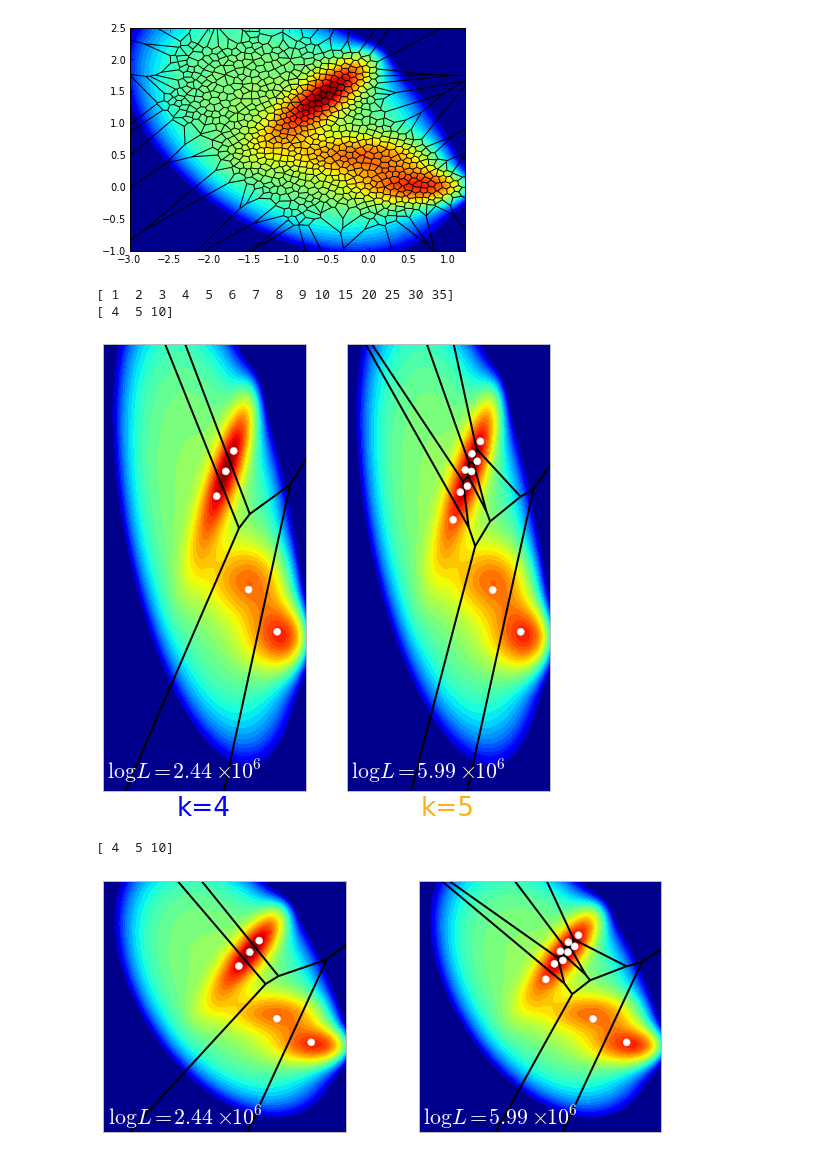
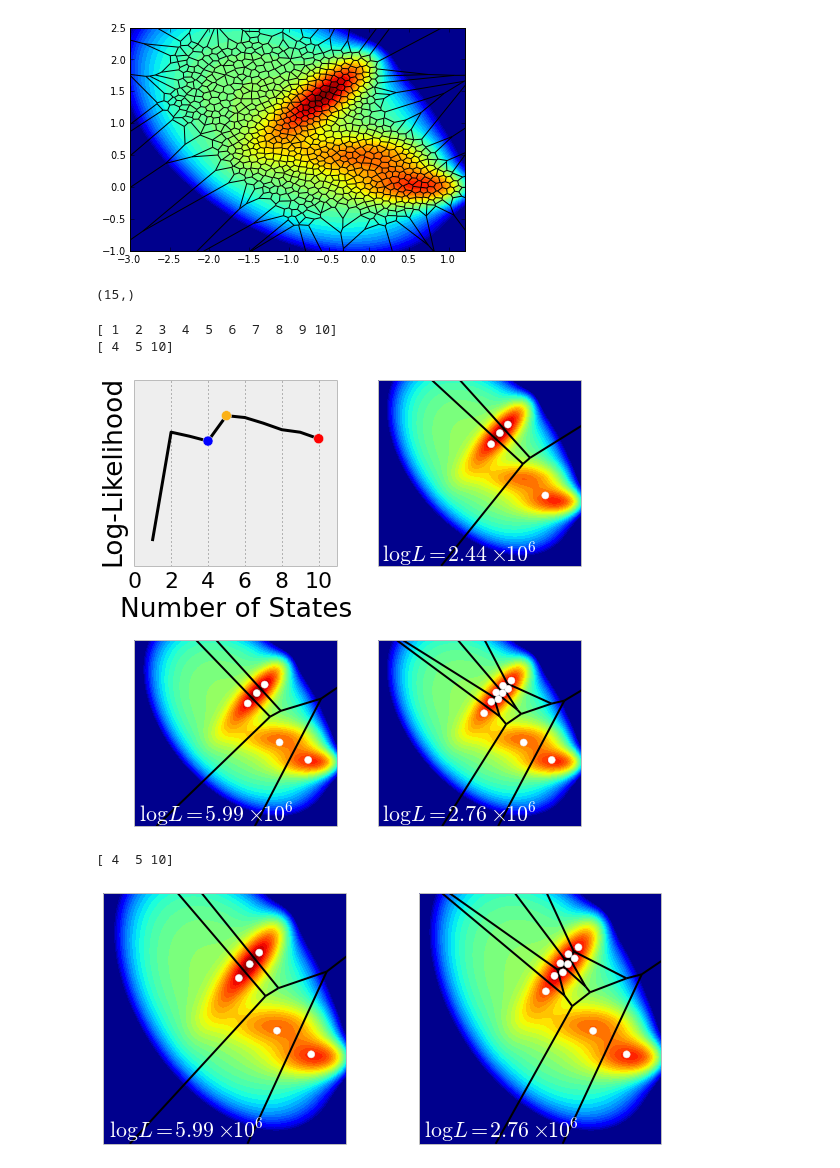
Before and after one commit to rmcgibbo/opt-k, a Jupyter notebook: muller/voronoi.ipynb, the cells around one changed output. Saved outputs shown, nothing was run; the diff lists cells and outputs as text; code cells hidden in the pictures.

```diff
--- a/muller/voronoi.ipynb
+++ b/muller/voronoi.ipynb
@@ -79,11 +79,19 @@ ylim(limits[2:])
 # %% [output]
 (-1, 2.5)
 [figure]
+# %%
+data = np.load('KMeans_sqr.npy')[1:]
+ks = np.array(range(1, 11) + range(15, 40, 5))
+
+print data.shape
+# %% [output]
+(15,)
 # %%
 figure(figsize=(8,8))
 
 subplot(221)
 kmean = io.loadh('KMeans100_sqr.h5')
+
 lsm = kmean['likes'][1:]
 ksm = kmean['ks'][1:]
 print ksm
@@ -95,38 +103,39 @@ ylabel('Log-Likelihood')
 yticks([])
 ylim(ylim()[0], ylim()[1] + 1E6)
 xlabel('Number of States')
-xticks(np.arange(0, 50, 10))
+#xticks(np.arange(0,10))
+xlim(0, 11)
 my_cmap = matplotlib.cm.jet_r
 vor_color = 'black'
 g4 = np.load('KMeans100/k4/gens.npy')
 g5 = np.load('KMeans100/k5/gens.npy')
 g10 = np.load('KMeans100/k10/gens.npy')
 limits = [-3.3, 1.3, -1.3, 2.5]
 
 f = io.loadh('KMeans100_sqr.h5')
 likes = f['likes'][np.array([4, 5, 10])]
 print f['ks'][np.array([4, 5, 10])]
 i=0
 
-for g in [g5, g10]:
-    subplot(121 + i)
+for g in [g4, g5, g10]:
+    subplot(222 + i)
     muller.plot_v(*limits, cmap=my_cmap)
     muller.plot_voronoi(g, limits, color=vor_color, lw=2)
     scatter(g[:,0], g[:,1], marker='o', s=50, c='white', zorder=10)
     xlim(limits[0], 1.2)
     ylim(limits[2:])
     xticks([])
     yticks([])
     text(limits[0]+0.1, limits[2]+0.1, '$\log L = %s$' % s_fmtr._formatSciNotation('%.2e'% likes[i]), color='white')
     #xlabel("k=%d" % [4, 5, 10][i], color=c[i])
     i += 1
 
 subplots_adjust(hspace=0.4)
 #savefig('kmeans_vor_like.png', dpi=200)
 # %% [output]
-[ 1  2  3  4  5  6  7  8  9 10 15 20 25 30 35]
+[ 1  2  3  4  5  6  7  8  9 10]
 [ 4  5 10]
-[figure, old version]
+[figure, new version]
 # %%
 figure(figsize=(10,4.5))
 
@@ -145,6 +154,7 @@ limits = [-3.3, 1.3, -1.3, 2.5]
 f = io.loadh('KMeans100_sqr.h5')
 likes = f['likes'][np.array([4, 5, 10])]
 print f['ks'][np.array([4, 5, 10])]
+likes = likes[1:]
 i=0
 
 for g in [g5, g10]:
@@ -164,4 +174,4 @@ subplots_adjust(wspace=0.3)
 savefig('kmeans_like2.pdf')
 # %% [output]
 [ 4  5 10]
-[figure, old version]
+[figure, new version]
```
Also changed, not shown: 3 other files.
